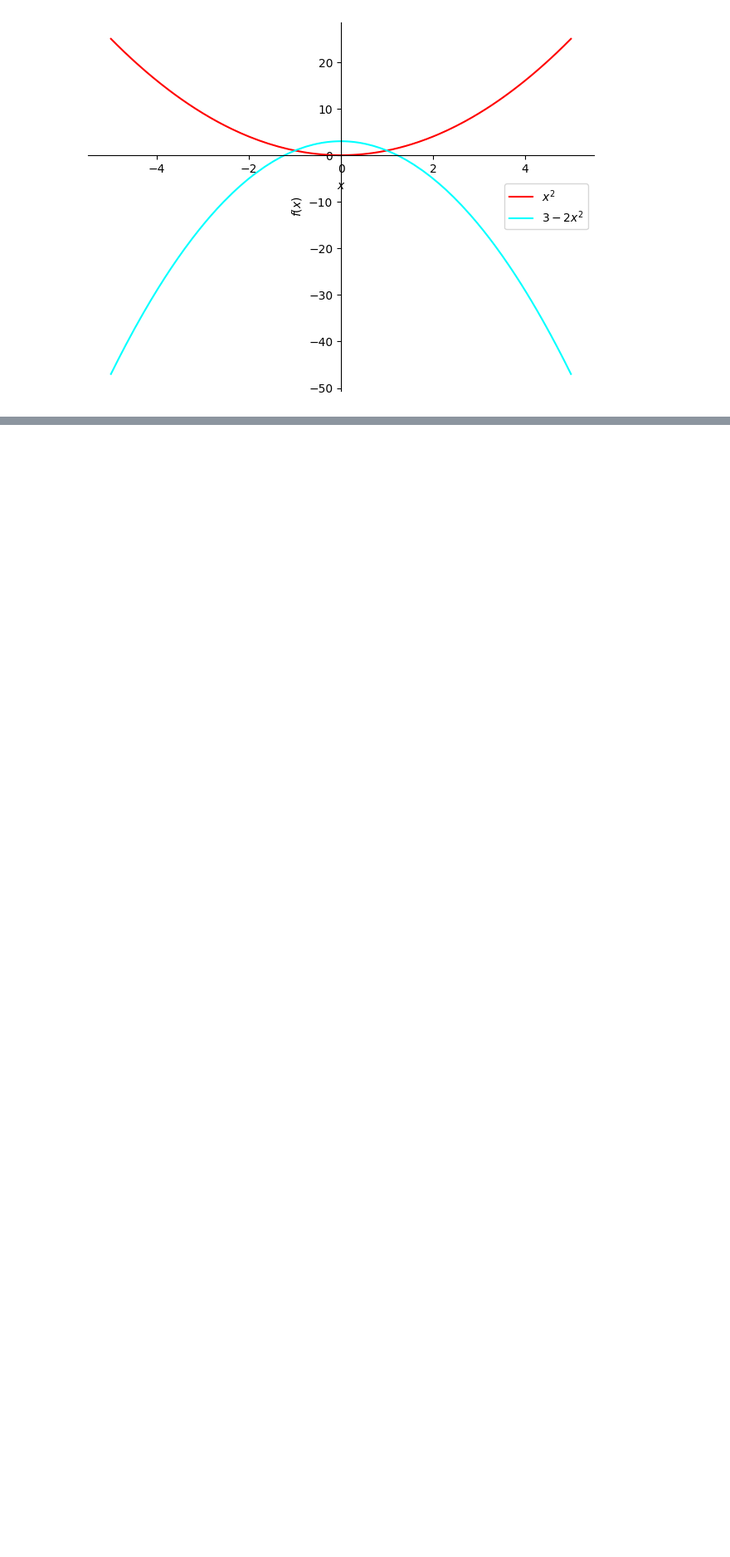
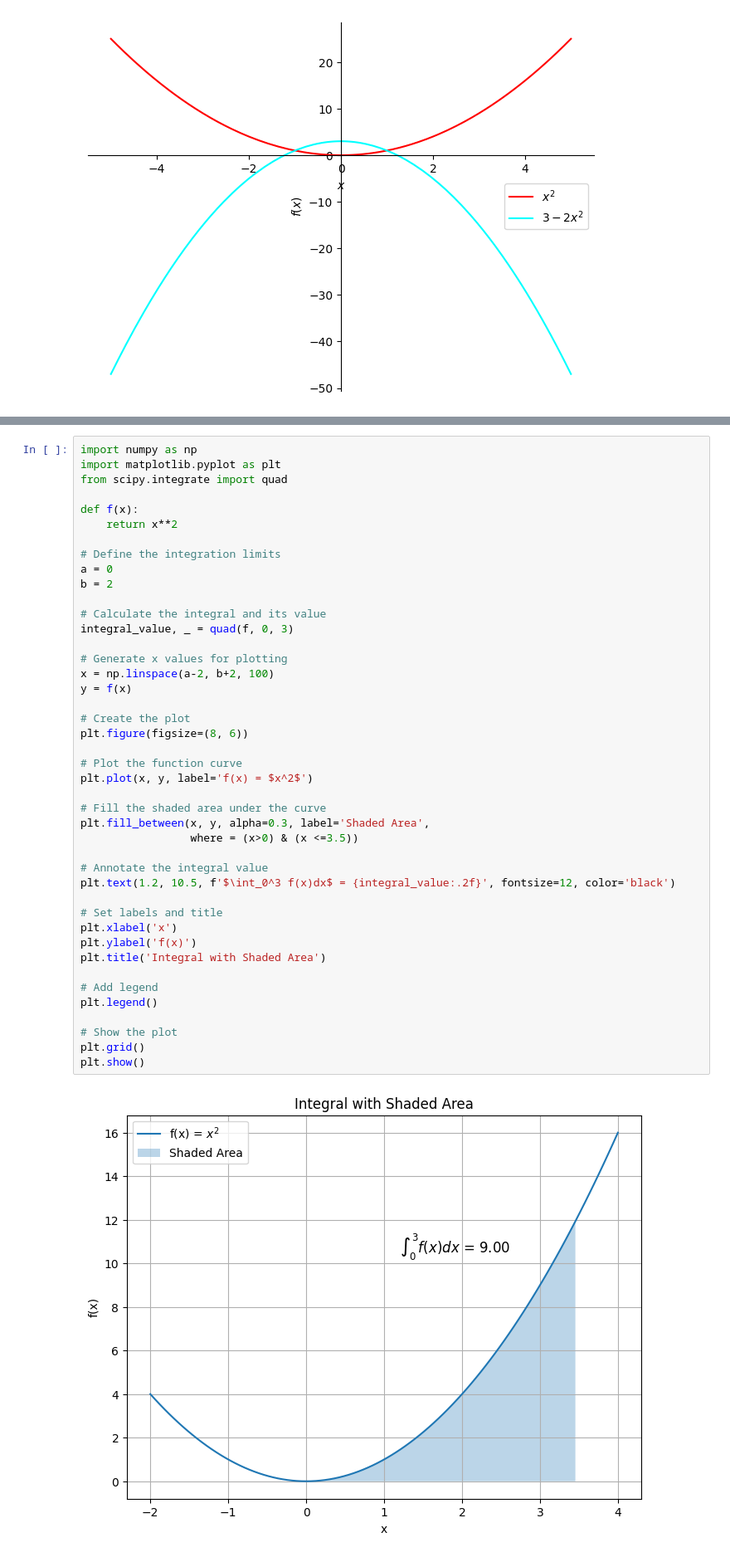
Before and after one commit to heath-barnett/chem3020, a Jupyter notebook: basic_plotting.ipynb, the cells around one changed output, grey strips where cells are left out. Shown at 83% size. Drawn from its saved outputs; the diff is of its cells as text; blank space fills up the shorter version.

```diff
--- a/basic_plotting.ipynb
+++ b/basic_plotting.ipynb
@@ -303,0 +100,45 @@ Yes
+# %%
+import numpy as np
+import matplotlib.pyplot as plt
+from scipy.integrate import quad
+
+def f(x):
+    return x**2
+
+# Define the integration limits
+a = 0
+b = 2
+
+# Calculate the integral and its value
+integral_value, _ = quad(f, 0, 3)
+
+# Generate x values for plotting
+x = np.linspace(a-2, b+2, 100)
+y = f(x)
+
+# Create the plot
+plt.figure(figsize=(8, 6))
+
+# Plot the function curve
+plt.plot(x, y, label='f(x) = $x^2$')
+
+# Fill the shaded area under the curve
+plt.fill_between(x, y, alpha=0.3, label='Shaded Area',
+                 where = (x>0) & (x <=3.5))
+
+# Annotate the integral value
+plt.text(1.2, 10.5, f'$\int_0^3 f(x)dx$ = {integral_value:.2f}', fontsize=12, color='black')
+
+# Set labels and title
+plt.xlabel('x')
+plt.ylabel('f(x)')
+plt.title('Integral with Shaded Area')
+
+# Add legend
+plt.legend()
+
+# Show the plot
+plt.grid()
+plt.show()
+# %% [output]
+[figure, added]
```
Also changed, not shown: parts of 31 cells of this notebook.
